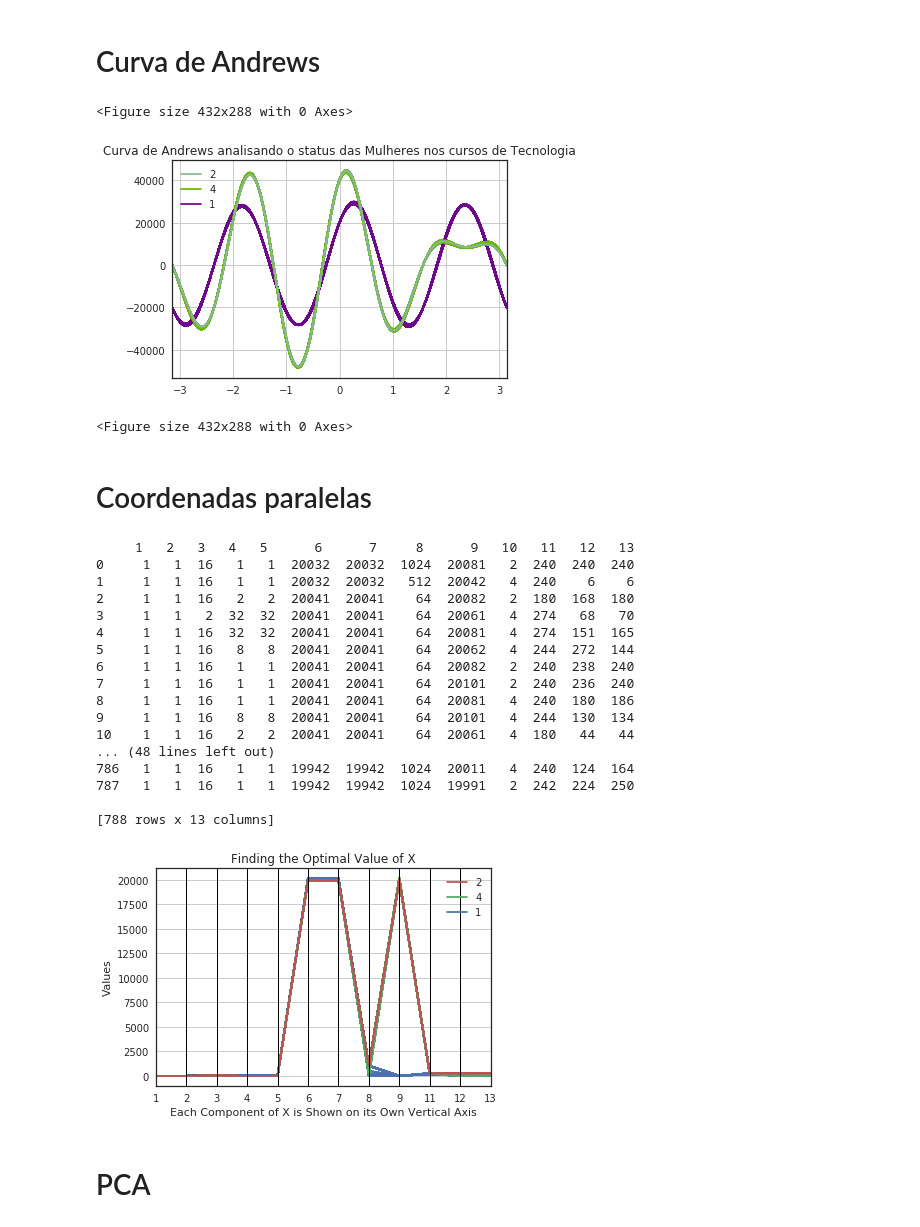
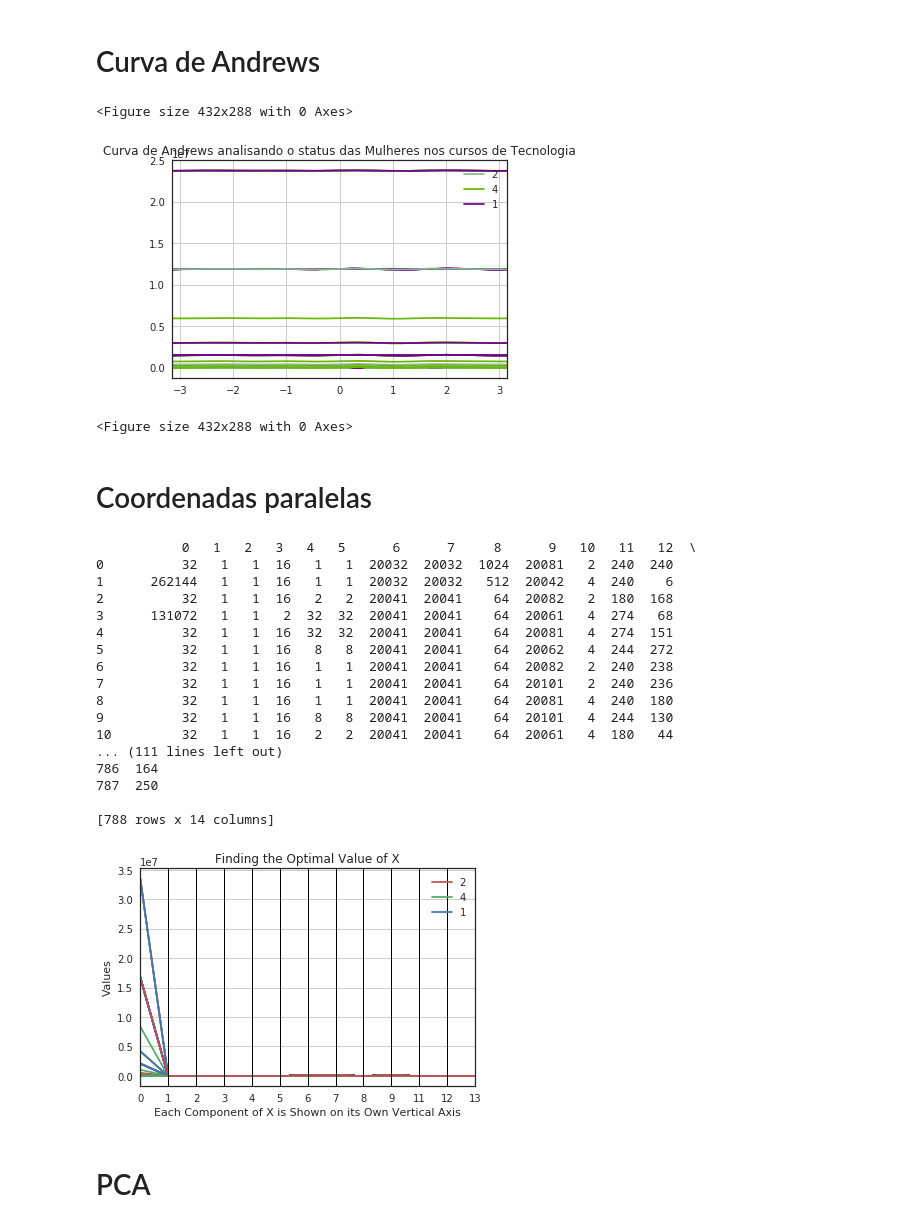
Before and after one commit to LMafra/estudos_em_bd, a Jupyter notebook: Redo/Redo Graficos.ipynb, the cells around one changed output. Drawn from its saved outputs; the diff is of its cells as text; code cells hidden in the pictures.

```diff
--- a/Redo/Redo Graficos.ipynb
+++ b/Redo/Redo Graficos.ipynb
@@ -72,28 +72,28 @@ import matplotlib.pyplot as plt
 # %%
 sns.set(style="white", color_codes=True)
 
 
 data = pd.DataFrame(lista)
-df2 = data[[1,2,3,4,5,6,7,8,9,10,11,12,13]]
+df2 = data[[0,1,2,3,4,5,6,7,8,9,10,11,12,13]]
 
 #print(df2.sort_values(by=9))
 # the iris dataset is now a Pandas DataFrame
 
 # Let's see what's in the iris data - Jupyter notebooks print the result of the last thing you do
 
 #print(bxg.head())
 
 # Let's see how many examples we have of each species
 
 andrews_curves(df2, 10)
 
 
 plt.title("Curva de Andrews analisando o status das Mulheres nos cursos de Tecnologia")
 plt.legend(loc = 'best')
 plt.figure()
 # %% [output]
 <Figure size 432x288 with 0 Axes>
-[figure, old version]
+[figure, new version]
 <Figure size 432x288 with 0 Axes>
 # %% [markdown]
 # Coordenadas paralelas
@@ -104,7 +104,7 @@ from pandas.tools.plotting import parallel_coordinates
 
 data = pd.DataFrame(lista)
 #data = pandas.read_csv(r'C:\Python27\Lib\site-packages\pandas\tests\data\iris.csv', sep=',')
-data2 = data[[1,2,3,4,5,6,7,8,9,10,11,12,13]]
+data2 = data[[0,1,2,3,4,5,6,7,8,9,10,11,12,13]]
 print(data2)
 parallel_coordinates(data2, 10,color=['r','g','b'])
 plt.xlabel("Each Component of X is Shown on its Own Vertical Axis")
@@ -112,24 +112,24 @@ plt.ylabel("Values")
 plt.title("Finding the Optimal Value of X")
 plt.show()
 # %% [output]
-     1   2   3   4   5      6      7     8      9   10   11   12   13
-0     1   1  16   1   1  20032  20032  1024  20081   2  240  240  240
-1     1   1  16   1   1  20032  20032   512  20042   4  240    6    6
-2     1   1  16   2   2  20041  20041    64  20082   2  180  168  180
-3     1   1   2  32  32  20041  20041    64  20061   4  274   68   70
-4     1   1  16  32  32  20041  20041    64  20081   4  274  151  165
-5     1   1  16   8   8  20041  20041    64  20062   4  244  272  144
-6     1   1  16   1   1  20041  20041    64  20082   2  240  238  240
-7     1   1  16   1   1  20041  20041    64  20101   2  240  236  240
-8     1   1  16   1   1  20041  20041    64  20081   4  240  180  186
-9     1   1  16   8   8  20041  20041    64  20101   4  244  130  134
-10    1   1  16   2   2  20041  20041    64  20061   4  180   44   44
-... (48 lines left out)
-786   1   1  16   1   1  19942  19942  1024  20011   4  240  124  164
-787   1   1  16   1   1  19942  19942  1024  19991   2  242  224  250
+           0   1   2   3   4   5      6      7     8      9   10   11   12  \
+0          32   1   1  16   1   1  20032  20032  1024  20081   2  240  240
+1      262144   1   1  16   1   1  20032  20032   512  20042   4  240    6
+2          32   1   1  16   2   2  20041  20041    64  20082   2  180  168
+3      131072   1   1   2  32  32  20041  20041    64  20061   4  274   68
+4          32   1   1  16  32  32  20041  20041    64  20081   4  274  151
+5          32   1   1  16   8   8  20041  20041    64  20062   4  244  272
+6          32   1   1  16   1   1  20041  20041    64  20082   2  240  238
+7          32   1   1  16   1   1  20041  20041    64  20101   2  240  236
+8          32   1   1  16   1   1  20041  20041    64  20081   4  240  180
+9          32   1   1  16   8   8  20041  20041    64  20101   4  244  130
+10         32   1   1  16   2   2  20041  20041    64  20061   4  180   44
+... (111 lines left out)
+786  164
+787  250
 
-[788 rows x 13 columns]
+[788 rows x 14 columns]
-[figure, old version]
+[figure, new version]
 # %% [markdown]
 # PCA
 # %%
```
Also changed, not shown: parts of 1 cell of this notebook, 10 other files.
